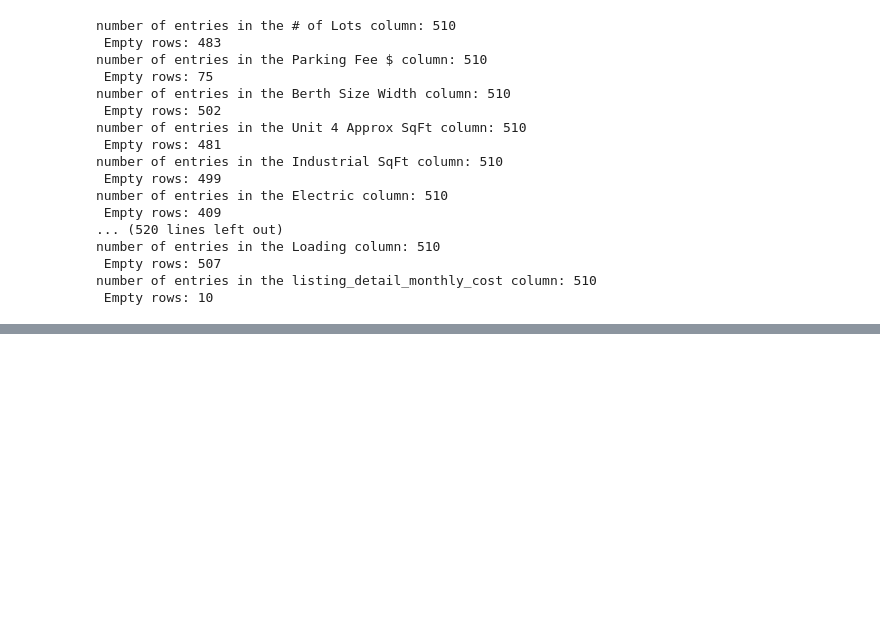
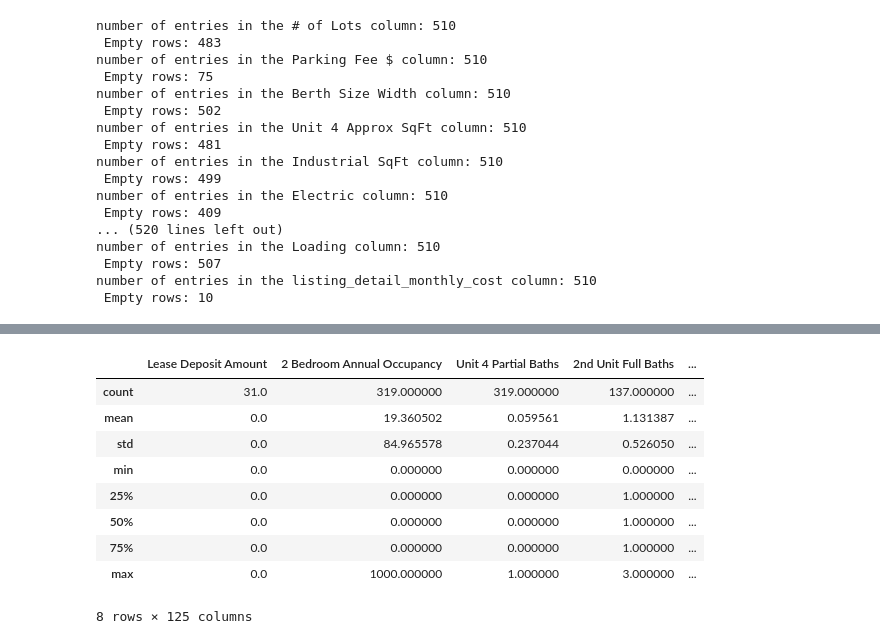
Before and after one commit to Vish-04/chatrealestate, a Jupyter notebook: data_management/analysis.ipynb, the cells around one changed output, grey strips where cells are left out. Cells and saved outputs as stored; diff of their text form; code cells hidden in the pictures; blank space fills up the shorter version.

```diff
--- a/data_management/analysis.ipynb
+++ b/data_management/analysis.ipynb
@@ -204,3 +203,31 @@ The number of columns dropped: 221
 
  [637 rows x 300 columns],
  221)
+# %%
+import pandas as pd
+
+# Load the datasets
+listings0 = pd.read_csv('listings0.csv')
+listings1 = pd.read_csv('listings1.csv')
+# Assuming you have the other four files uploaded similarly
+listings2 = pd.read_csv('listings2.csv')
+listings3 = pd.read_csv('listings3.csv')
+listings4 = pd.read_csv('listings4.csv')
+listings5 = pd.read_csv('listings5.csv')
+listings6 = pd.read_csv('listings6.csv')
+# Concatenate them into a single DataFrame
+all_listings = pd.concat([listings0, listings1, listings2, listings3, listings4, listings5, listings6], ignore_index=True)
+
+# Display the concatenated DataFrame
+all_listings.describe()
+# %% [output]
+|  | Lease Deposit Amount | 2 Bedroom Annual Occupancy | Unit 4 Partial Baths | 2nd Unit Full Baths | ... |
+| count | 31.0 | 319.000000 | 319.000000 | 137.000000 | ... |
+| mean | 0.0 | 19.360502 | 0.059561 | 1.131387 | ... |
+| std | 0.0 | 84.965578 | 0.237044 | 0.526050 | ... |
+| min | 0.0 | 0.000000 | 0.000000 | 0.000000 | ... |
+| 25% | 0.0 | 0.000000 | 0.000000 | 1.000000 | ... |
+| 50% | 0.0 | 0.000000 | 0.000000 | 1.000000 | ... |
+| 75% | 0.0 | 0.000000 | 0.000000 | 1.000000 | ... |
+| max | 0.0 | 1000.000000 | 1.000000 | 3.000000 | ... |
+8 rows × 125 columns
```
Also changed, not shown: parts of 19 cells of this notebook, 3 other files.
